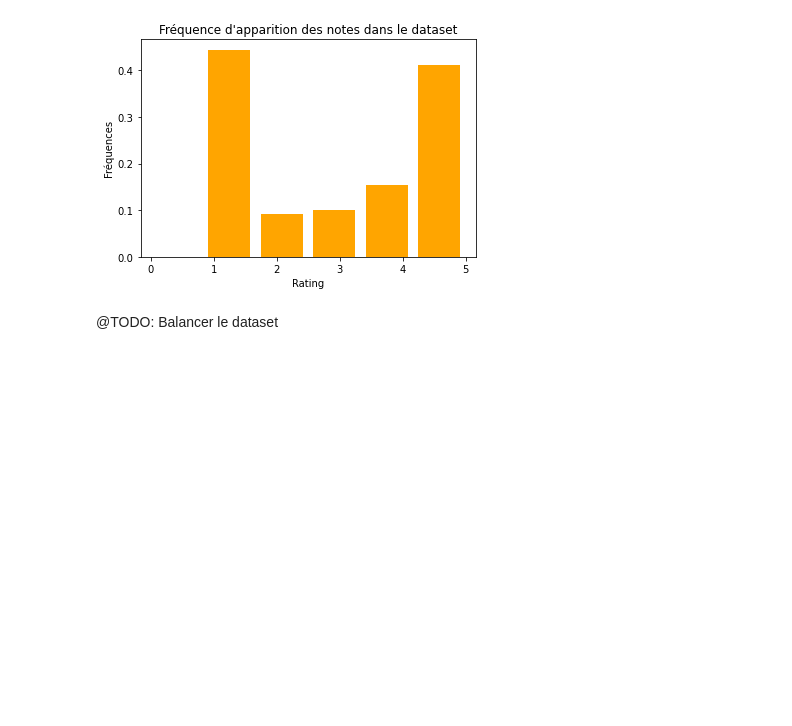
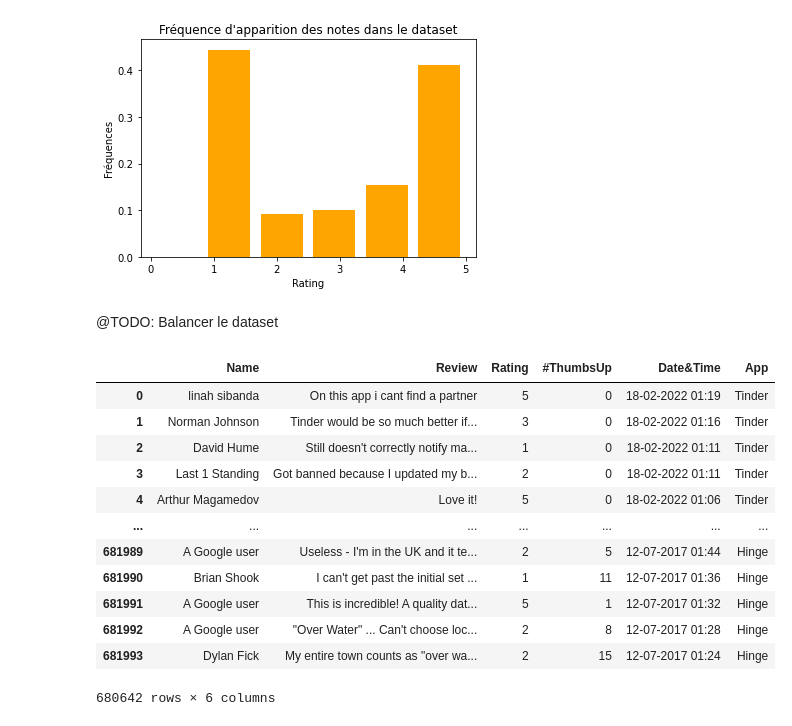
Before and after one commit to SimonCariou/text_analysis_ML, a Jupyter notebook: main.ipynb, the cells around one changed output. Drawn from its saved outputs; the diff is of its cells as text; code cells hidden in the pictures; blank space fills up the shorter version.

```diff
--- a/main.ipynb
+++ b/main.ipynb
@@ -174,3 +186,19 @@ plt.show();
 [figure]
 # %% [markdown]
 @TODO: Balancer le dataset
+# %%
+df
+# %% [output]
+|  | Name | Review | Rating | #ThumbsUp | Date&Time | App |
+| 0 | linah sibanda | On this app i cant find a partner | 5 | 0 | 18-02-2022 01:19 | Tinder |
+| 1 | Norman Johnson | Tinder would be so much better if... | 3 | 0 | 18-02-2022 01:16 | Tinder |
+| 2 | David Hume | Still doesn't correctly notify ma... | 1 | 0 | 18-02-2022 01:11 | Tinder |
+| 3 | Last 1 Standing | Got banned because I updated my b... | 2 | 0 | 18-02-2022 01:11 | Tinder |
+| 4 | Arthur Magamedov | Love it! | 5 | 0 | 18-02-2022 01:06 | Tinder |
+| ... | ... | ... | ... | ... | ... | ... |
+| 681989 | A Google user | Useless - I'm in the UK and it te... | 2 | 5 | 12-07-2017 01:44 | Hinge |
+| 681990 | Brian Shook | I can't get past the initial set ... | 1 | 11 | 12-07-2017 01:36 | Hinge |
+| 681991 | A Google user | This is incredible! A quality dat... | 5 | 1 | 12-07-2017 01:32 | Hinge |
+| 681992 | A Google user | "Over Water" ... Can't choose loc... | 2 | 8 | 12-07-2017 01:28 | Hinge |
+| 681993 | Dylan Fick | My entire town counts as "over wa... | 2 | 15 | 12-07-2017 01:24 | Hinge |
+680642 rows × 6 columns
```
Also changed, not shown: parts of 4 cells of this notebook.
